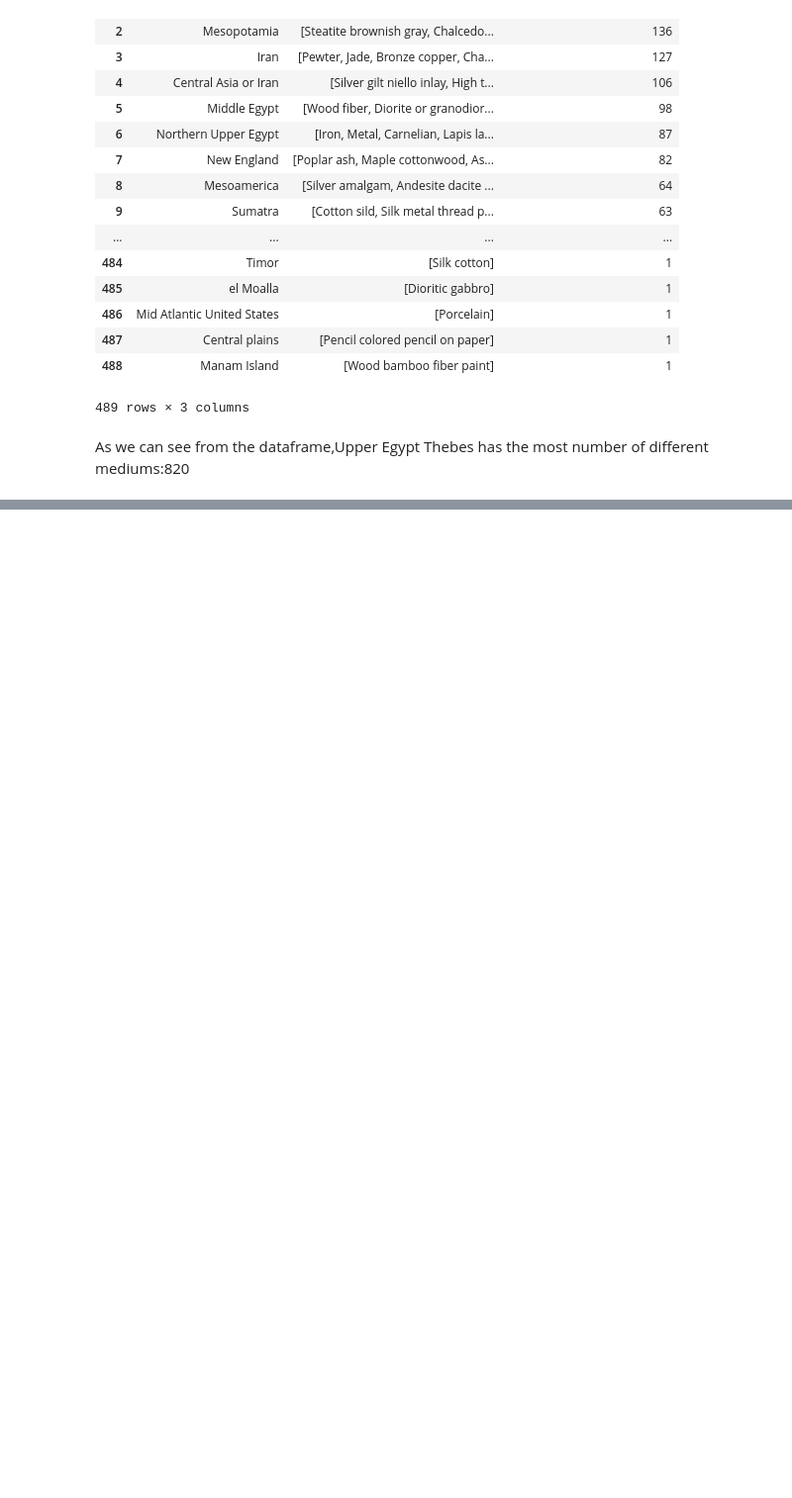
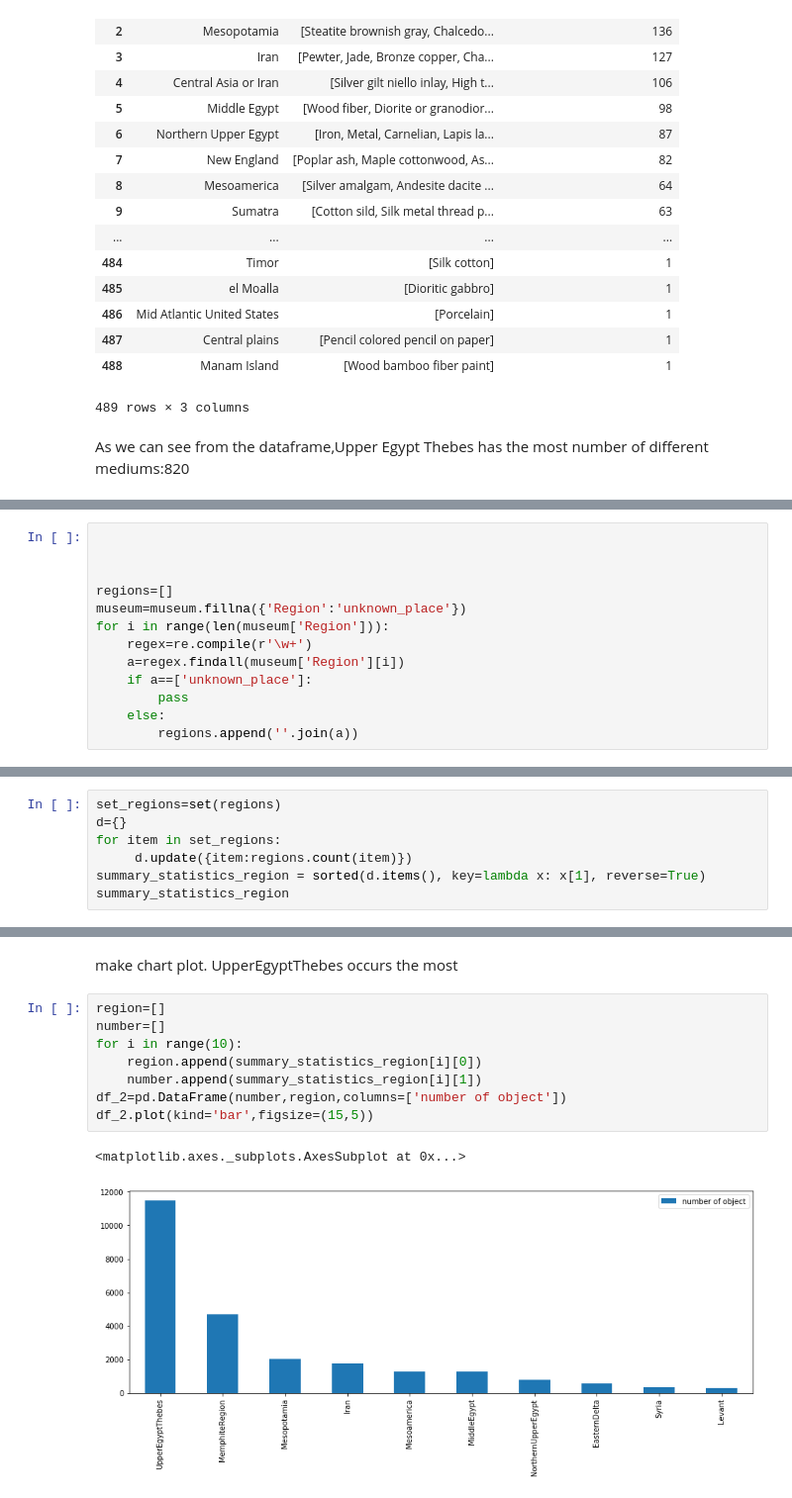
Before and after one commit to tcj1995/final-project, a Jupyter notebook: final.ipynb, the cells around one changed output, grey strips where cells are left out. Shown: that part at 99% size. Drawn from its saved outputs; the diff is of its cells as text; blank space fills up the shorter version.

```diff
--- a/final.ipynb
+++ b/final.ipynb
@@ -327,0 +395,13 @@ As we can see from the dataframe,Upper Egypt Thebes has the most number of diffe
+# %%
+
+
+
+regions=[]
+museum=museum.fillna({'Region':'unknown_place'})
+for i in range(len(museum['Region'])):
+    regex=re.compile(r'\w+')
+    a=regex.findall(museum['Region'][i])
+    if a==['unknown_place']:
+        pass
+    else:
+        regions.append(''.join(a))
@@ -327,0 +410,7 @@ As we can see from the dataframe,Upper Egypt Thebes has the most number of diffe
+# %%
+set_regions=set(regions)
+d={}
+for item in set_regions:
+     d.update({item:regions.count(item)})
+summary_statistics_region = sorted(d.items(), key=lambda x: x[1], reverse=True)
+summary_statistics_region
@@ -327,0 +435,13 @@ As we can see from the dataframe,Upper Egypt Thebes has the most number of diffe
+# %% [markdown]
+make chart plot. UpperEgyptThebes occurs the most
+# %%
+region=[]
+number=[]
+for i in range(10):
+    region.append(summary_statistics_region[i][0])
+    number.append(summary_statistics_region[i][1])
+df_2=pd.DataFrame(number,region,columns=['number of object'])
+df_2.plot(kind='bar',figsize=(15,5))
+# %% [output]
+<matplotlib.axes._subplots.AxesSubplot at 0x...>
+[figure, added]
```
Also changed, not shown: parts of 14 cells of this notebook.
